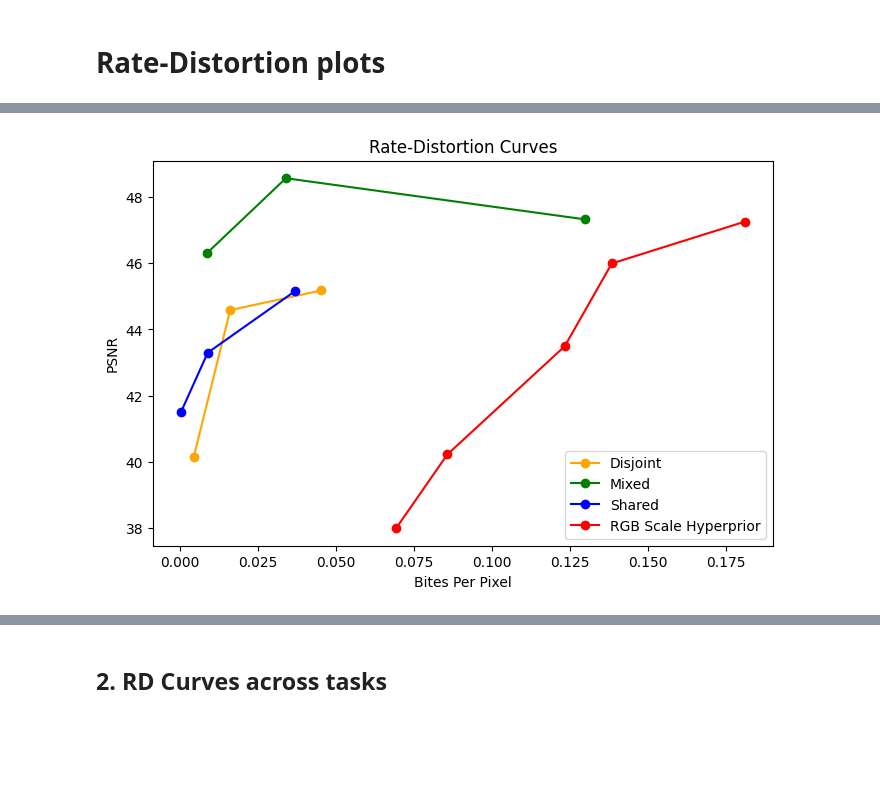
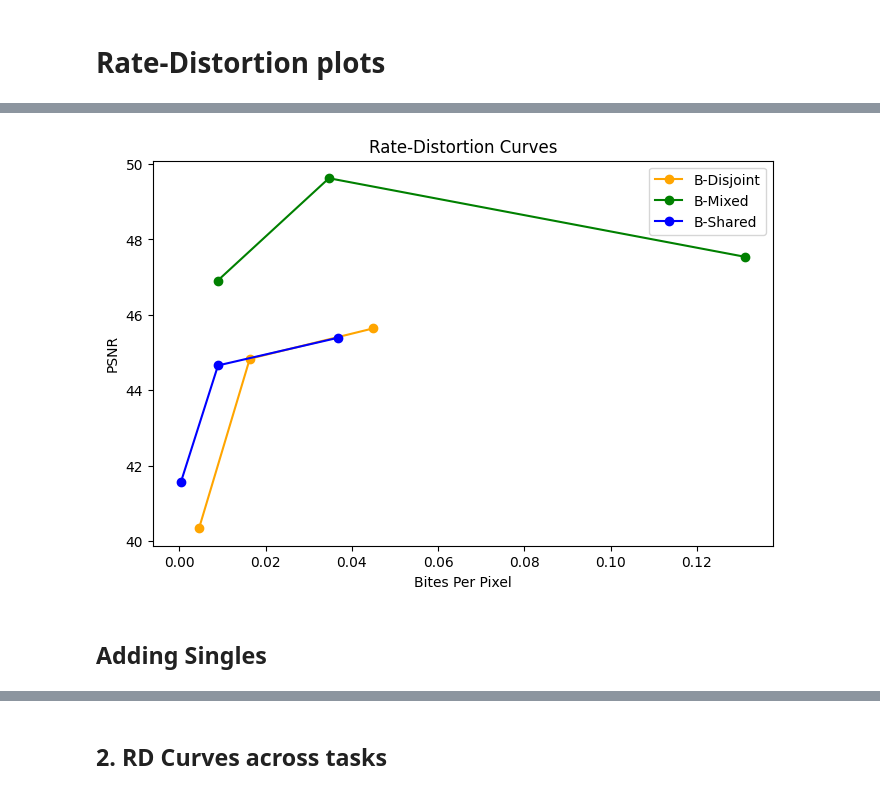
Before and after one commit to narekvslife/multi-modal-neural-compression, a Jupyter notebook: src/plots.ipynb, the cells around one changed output, grey strips where cells are left out. Saved outputs shown, nothing was run; the diff lists cells and outputs as text; code cells hidden in the pictures; blank space fills up the shorter version.

```diff
--- a/src/plots.ipynb
+++ b/src/plots.ipynb
@@ -193,6 +240,7 @@ NAME_SHORT = {
     "MultiTaskMixedLatentCompressor": "Mixed",
     "MultiTaskDisjointLatentCompressor": "Disjoint",
     "MultiTaskSharedLatentCompressor": "Shared",
+    "SingleTaskCompressor": "Single",
 }
 
 NUM_PIXELS = 256 * 256
@@ -282,5 +330,5 @@ def plot_averaged_rate_distortion_curves(data: dict,
 # %%
-df = pd.read_csv("../results-balance-2023-07-04.csv")
+df = pd.read_csv("../results-balance-2023-07-07.csv")
 
 # Filter out some values
 df = df[df["tasks"] == "[\"rgb\",\"depth_euclidean\",\"normal\"]"]
@@ -303,34 +354,36 @@ df
 # %%
 def make_data_dictionary(dataframe):
-    per_model_data_dictionary = {}
+    ans = {}
 
     for architecture in dataframe.architecture_type.unique():
-        per_model_data_dictionary[architecture] = {}
+        ans[architecture] = {}
 
         for task in ("rgb", "depth_euclidean", "normal"):
-            per_model_data_dictionary[architecture][task] = {"mse": [], "bpp": []}
+            ans[architecture][task] = {"mse": [], "bpp": []}
 
             for lmbda in dataframe.lmbda.unique():
                 row = dataframe[((dataframe["architecture_type"] == architecture) &
                                  (dataframe["lmbda"] == lmbda))]
 
                 if len(row) == 1:
-                    per_model_data_dictionary[architecture][task]["mse"].append(row[f"val/{task}/mse"].values[0] / 256 / 256)
-                    per_model_data_dictionary[architecture][task]["bpp"].append(row[f"val/{task}/compression_loss"].values[0])
+                    ans[architecture][task]["mse"].append(row[f"val/{task}/mse"].values[0] / 256 / 256)
+                    ans[architecture][task]["bpp"].append(row[f"val/{task}/compression_loss"].values[0])
                 else:
-                    per_model_data_dictionary[architecture][task]["mse"].append(row[f"val/{task}/mse"].dropna().values.mean() / 256 / 256)
-                    per_model_data_dictionary[architecture][task]["bpp"].append(row[f"val/{task}/compression_loss"].dropna().values.mean())
+                    ans[architecture][task]["mse"].append(row[f"val/{task}/mse"].dropna().values.mean() / 256 / 256)
+                    ans[architecture][task]["bpp"].append(row[f"val/{task}/compression_loss"].dropna().values.mean())
 
-    return per_model_data_dictionary
+    return ans
 # %%
+df.architecture_type = "B-" + df.architecture_type
+
 per_model_data_dictionary = make_data_dictionary(df)
-
-per_model_data_dictionary["JPEG"] = jpeg_ans
-per_model_data_dictionary["RGB Scale Hyperprior"] = pretr_ans
 # %%
+colors = ["orange", "green", "blue"]
 plot_averaged_rate_distortion_curves(per_model_data_dictionary,
                                      per_model=True,
-                                     markers=["o-" for _ in range(7)],
-                                     colors=["orange", "green", "blue","red"])
+                                     markers=["o-" for _ in range(len(colors))],
+                                     colors=colors)
 # %% [output]
-[figure, old version]
+[figure, new version]
+# %% [markdown]
+## Adding Singles
```
Also changed, not shown: parts of 65 cells of this notebook.
